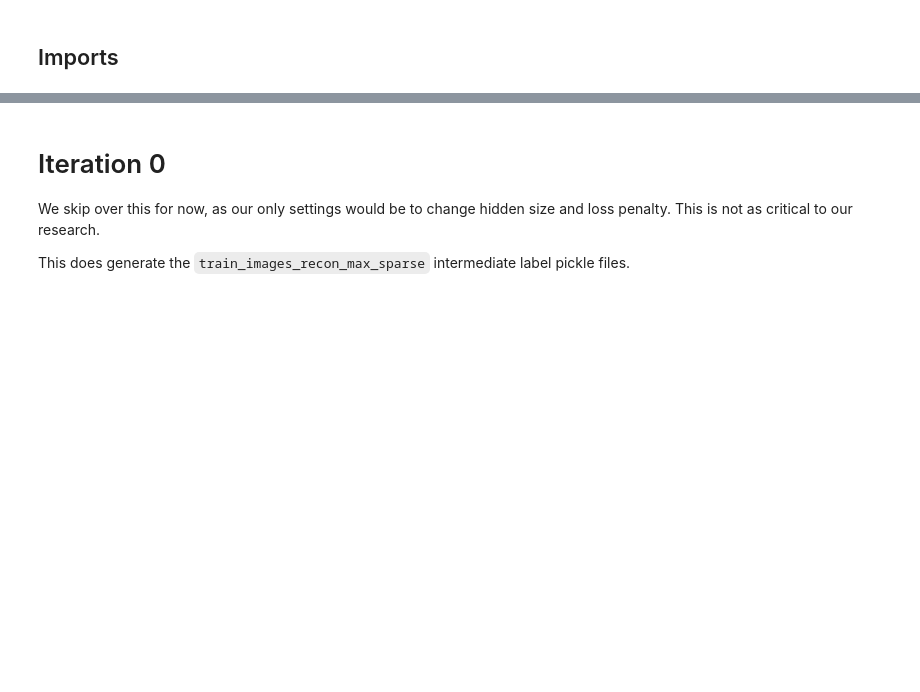
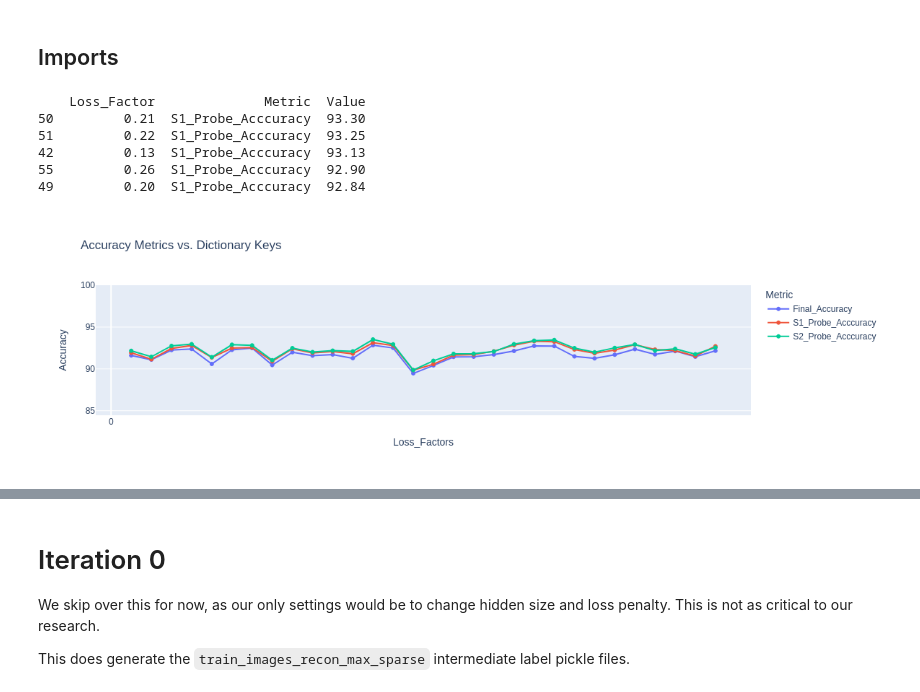
Before and after one commit to Alex-Bishka/ml-fun, a Jupyter notebook: mnist-mech-interp/SAE-ception/DIGIT-MNIST/plt-loss-factors-256-0.75.ipynb, the cells around one changed output, grey strips where cells are left out. Drawn from its saved outputs; the diff is of its cells as text; code cells hidden in the pictures; blank space fills up the shorter version.

Commit message:
more metrics for MNIST

```diff
--- a/mnist-mech-interp/SAE-ception/DIGIT-MNIST/plt-loss-factors-256-0.75.ipynb
+++ b/mnist-mech-interp/SAE-ception/DIGIT-MNIST/plt-loss-factors-256-0.75.ipynb
@@ -4,3 +4,16 @@
 ## Imports
 # %%
 from models_and_data.vplot_helpers import main
+# %%
+# loss_dict_paths = ["./SAE-Results/256-0.75/results/F0/results/loss_data_dict_0.01_to_0.3_25_top.pkl"]
+loss_dict_paths = ["./loss_data_dict_0.01_to_0.3_256_mask.pkl"]
+
+df = main(loss_dict_paths)
+# %% [output]
+    Loss_Factor              Metric  Value
+50         0.21  S1_Probe_Acccuracy  93.30
+51         0.22  S1_Probe_Acccuracy  93.25
+42         0.13  S1_Probe_Acccuracy  93.13
+55         0.26  S1_Probe_Acccuracy  92.90
+49         0.20  S1_Probe_Acccuracy  92.84
+[figure, added]
```
Also changed, not shown: parts of 13 cells of this notebook, 54 other files.
